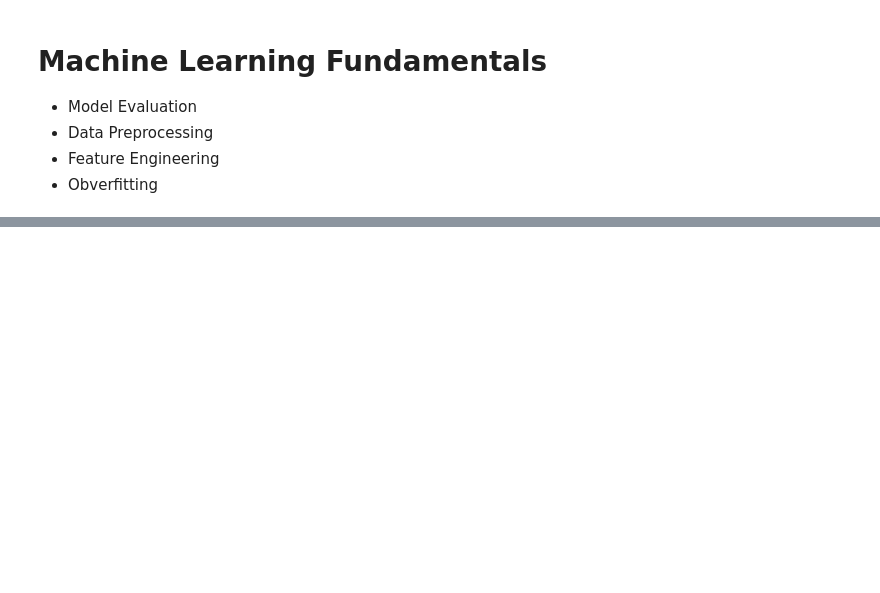
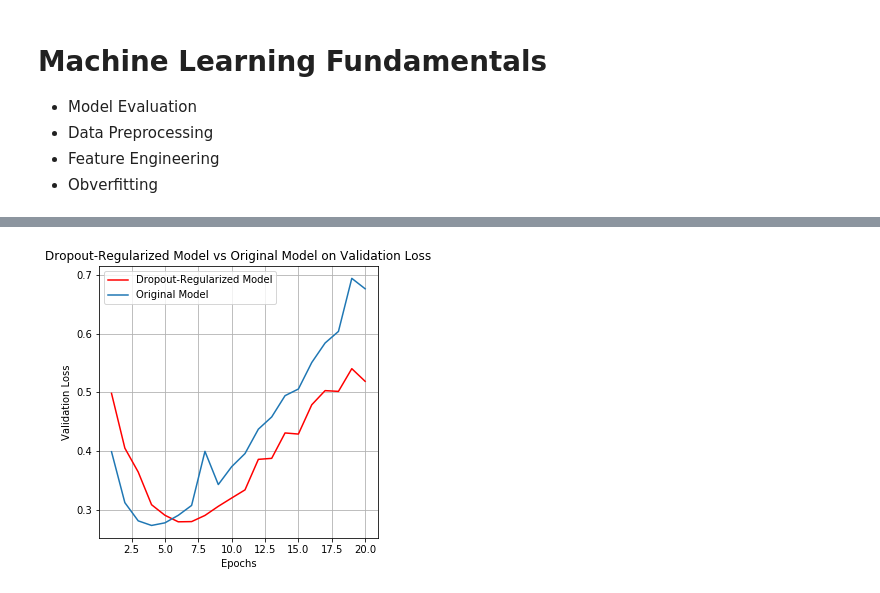
Before and after one commit to CrookedNoob/Keras_Projects, a Jupyter notebook: Machine Learning Fundamentals.ipynb, the cells around one changed output, grey strips where cells are left out. Saved outputs shown, nothing was run; the diff lists cells and outputs as text; code cells hidden in the pictures; blank space fills up the shorter version.

```diff
--- a/Machine Learning Fundamentals.ipynb
+++ b/Machine Learning Fundamentals.ipynb
@@ -48,0 +482,28 @@ In reinforcement learning, an *agent* receives information about its environment
+# %%
+#Adding dropout layer
+
+dropout_model= models.Sequential()
+dropout_model.add(layers.Dense(16, activation='relu', input_shape=(10000,)))
+dropout_model.add(layers.Dropout(0.5))
+dropout_model.add(layers.Dense(16, activation='relu'))
+dropout_model.add(layers.Dropout(0.5))
+dropout_model.add(layers.Dense(1, activation='sigmoid'))
+# %%
+dropout_model.compile(optimizer='rmsprop', loss='binary_crossentropy', metrics=['acc'])
+# %%
+dropout_history= dropout_model.fit(partial_x_train, partial_y_train, epochs=20, batch_size=512, validation_data=(x_val, y_val))
+# %%
+dropout_history_dict= dropout_history.history
+dropout_val_loss_values= dropout_history_dict['val_loss']
+# %%
+plt.figure(figsize=(5,5))
+plt.plot(epochs, dropout_val_loss_values, color='red', label="Dropout-Regularized Model")
+plt.plot(epochs, original_val_loss_values, label="Original Model")
+plt.xlabel('Epochs')
+plt.ylabel('Validation Loss')
+plt.title('Dropout-Regularized Model vs Original Model on Validation Loss')
+plt.legend()
+plt.grid()
+plt.show()
+# %% [output]
+[figure, added]
```
Also changed, not shown: parts of 34 cells of this notebook.
